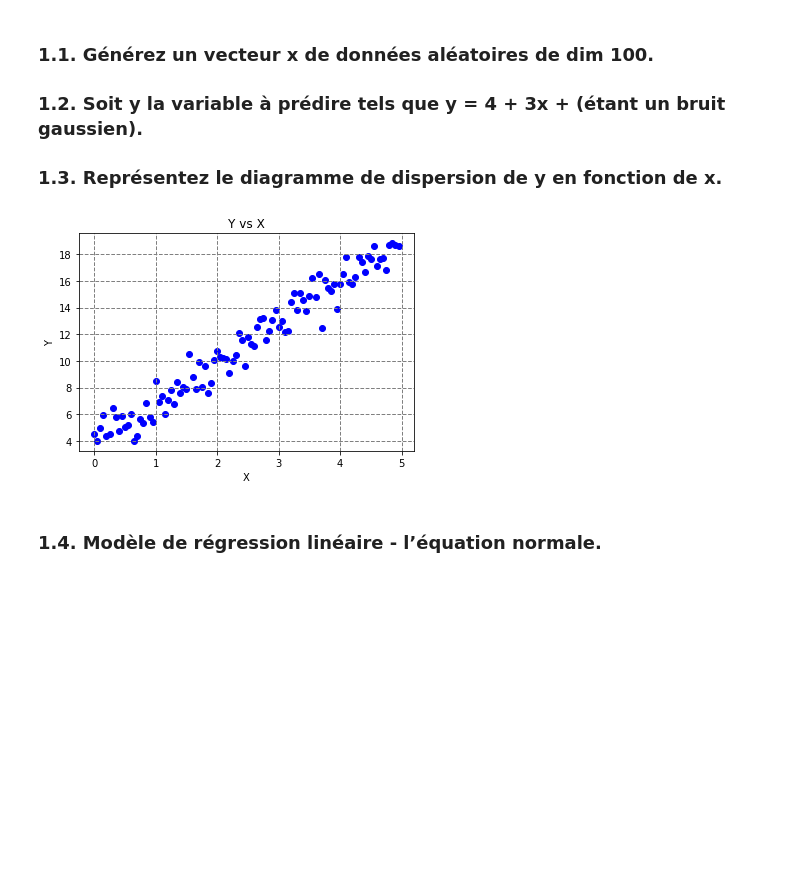
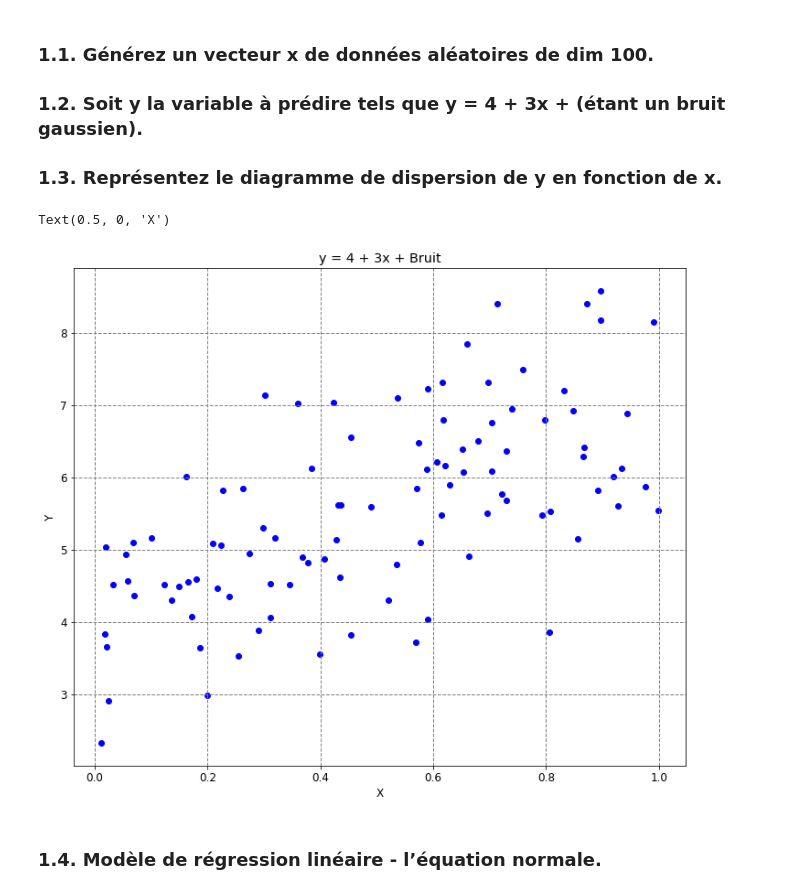
Before and after one commit to mricardovallejo/IACollege_, a Jupyter notebook: DEEP_LEARNING/2_GradientDecresent_RegressionPolinimial.ipynb, the cells around one changed output. Drawn from its saved outputs; the diff is of its cells as text; code cells hidden in the pictures; blank space fills up the shorter version.

```diff
--- a/DEEP_LEARNING/2_GradientDecresent_RegressionPolinimial.ipynb
+++ b/DEEP_LEARNING/2_GradientDecresent_RegressionPolinimial.ipynb
@@ -10,26 +10,29 @@
 # %%
 import numpy as np #Librería numérica
 import matplotlib.pyplot as plt # Para crear gráficos con matplotlib
 #%matplotlib inline # Si quieres hacer estos gráficos dentro de un jupyter notebook
 
 # generate random floating point values
 from numpy.random import seed
 from numpy.random import rand
 
 
 def f(x):  # función f(x) = 3*x + 4 + Ruido_Gaussiano
-    np.random.seed(42)
-    y = 4 + 3*x + np.random.randn(x.shape[0])
+    np.random.seed(0)
+    y = 4 + 3*x + np.random.randn(x.shape[0],1)
     return y
 
-x = np.arange(0, 5, 0.05) # generamos valores x de 0 a 20 en intervalos de 0.5
+x = np.random.rand(100, 1)
 y = f(x)
 
 # hacemos un gráfico de los datos que hemos generado
+plt.rcParams.update({'font.size': 12})
+fig = plt.figure(figsize=(12, 10))
+plt.title("y = 4 + 3x + Bruit")
 plt.scatter(x,y,label='data', color='blue')
 plt.grid(color='gray', linestyle='--', linewidth=1)
 plt.ylabel("Y")
 plt.xlabel("X")
-plt.title('Y vs X');
 # %% [output]
+Text(0.5, 0, 'X')
-[figure, old version]
+[figure, new version]
```
Also changed, not shown: parts of 33 cells of this notebook, 22 other files.
